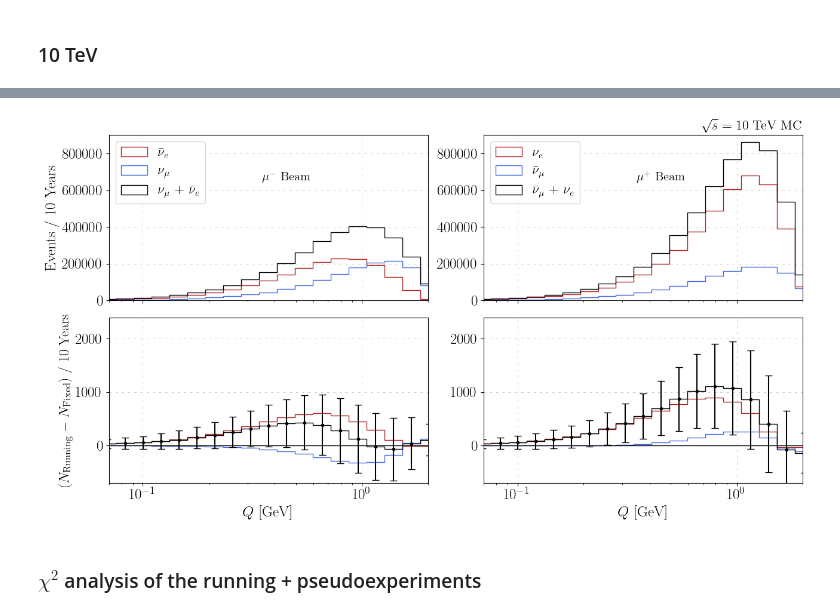
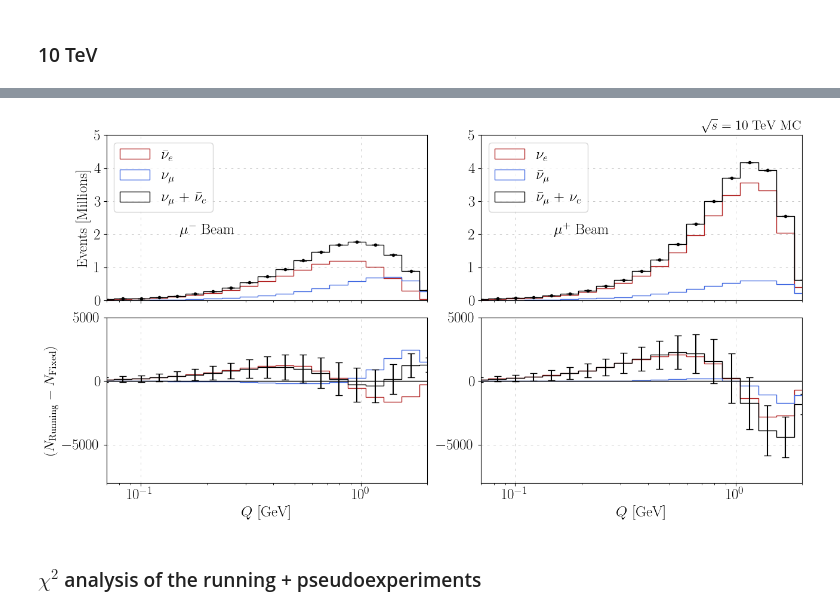
Before and after one commit to athompson-git/MuonColliderNeutrinos, a Jupyter notebook: electron_scattering_analysis.ipynb, the cells around one changed output, grey strips where cells are left out. Drawn from its saved outputs; the diff is of its cells as text; code cells hidden in the pictures.

Commit message:
updating analysis code with flux renorm

```diff
--- a/electron_scattering_analysis.ipynb
+++ b/electron_scattering_analysis.ipynb
@@ -1847,15 +1837,6 @@ plt.show()
 # %%
 sw2_dat = np.genfromtxt("data/sw2_theory_curve_Q2.txt")
-SSW_AT_1GEV = 0.23638198757763973
 
-
-mucol_1sigma_sw2_vals = [SSW_AT_1GEV]
-mucol_1sigma_Q2_vals = [1.0]
-mucol_1sigma_Q2_err = [0.0004]
-
-nuDIS = [5.0, 0.24, 0.00159]
-E158 = [0.16, 0.2394, 0.00128]
-APV = [2.35e-3, 0.2348, 0.002]
 
 # Create the figure and set up the grid
 fig, axes = plt.subplots(2, 2, figsize=(13, 7), sharex=True)
@@ -1877,7 +1858,9 @@ h_nue_run, _ = np.histogram(1e-3*sqrt(2*M_E*nue_energies_10TeV_running), weights
 h_numubar_run, _ = np.histogram(1e-3*sqrt(2*M_E*numubar_energies_10TeV_running), weights=numubar_wgts_10TeV_running, bins=q_bins)
 h_numu_run, _ = np.histogram(1e-3*sqrt(2*M_E*numu_energies_10TeV_running), weights=numu_wgts_10TeV_running, bins=q_bins)
 
-scale_factor = 2.0
+# TODO: remove scale factor 1/5 and remake fluxes to 2e18
+flux_rescale = 1/5
+scale_factor = 1.0e-6 * flux_rescale # scale down to 2e18 nu's
 
 
 # Absolute scale
@@ -1887,7 +1870,8 @@ axl.hist(q_bin_centers, weights=scale_factor*(h_numu_run), bins=q_bins,  color='
          histtype='step', label=r"$\nu_\mu$")
 axl.hist(q_bin_centers, weights=scale_factor*(h_numu_run + h_nuebar_run), bins=q_bins,  color='k',
          histtype='step', label=r"$\nu_\mu$ + $\bar{\nu}_e$")
-
+axl.errorbar(q_bin_centers, scale_factor*(h_numu_run + h_nuebar_run), yerr=scale_factor*np.sqrt((h_nuebar_run + h_numu_run)),
+             color='k', ls='none', capsize=4.0, marker='.')
 
 # Plot the mu+ fluxes
 axr.hist(q_bin_centers, weights=scale_factor*(h_nue_run), bins=q_bins, color='firebrick',
@@ -1896,50 +1880,54 @@ axr.hist(q_bin_centers, weights=scale_factor*(h_numubar_run), bins=q_bins, color
          histtype='step', label=r"$\bar{\nu}_\mu$")
 axr.hist(q_bin_centers, weights=scale_factor*(h_numubar_run + h_nue_run), bins=q_bins, color='k',
          histtype='step', label=r"$\bar{\nu}_\mu$ + $\nu_e$")
+axr.errorbar(q_bin_centers, scale_factor*(h_numubar_run + h_nue_run), yerr=scale_factor*np.sqrt((h_numubar_run + h_nue_run)),
+             color='k', ls='none', capsize=4.0, marker='.')
 
 axl.set_xscale('log')
 axr.set_xscale('log')
-axl.set_ylabel(r"Events / 10 Years", fontsize=18)
+axl.set_ylabel(r"Events [Millions]", fontsize=18)
 axr.set_xlim((7e-2, 2))
 axl.set_xlim((7e-2, 2))
-axr.set_ylim((0.0, 900000))
-axl.set_ylim((0.0, 900000))
+axr.set_ylim((0.0, 5))
+axl.set_ylim((0.0, 5))
 
 axr.tick_params(axis="x", labelsize=18)
 axr.tick_params(axis="y", labelsize=18)
 axl.tick_params(axis="x", labelsize=18)
 axl.tick_params(axis="y", labelsize=18)
 
-axl.text(0.35, 650000, r"$\mu^-$ Beam", fontsize=15)
-axr.text(0.35, 650000, r"$\mu^+$ Beam", fontsize=15)
+axl.text(0.15, 2, r"$\mu^-$ Beam", fontsize=18)
+axr.text(0.15, 2, r"$\mu^+$ Beam", fontsize=18)
 
 
 
-axl.legend(loc="upper left", fontsize=16)
-axr.legend(loc="upper left", fontsize=16)
+axl.legend(loc="upper left", fontsize=18)
+axr.legend(loc="upper left", fontsize=18)
 axr.set_title(r"$\sqrt{s} = 10$ TeV MC", fontsize=16, loc="right")
 
 # DIFFS
 
 # Plot the mu- fluxes
-ax1.hist(q_bin_centers, weights=-scale_factor*(h_nuebar-h_nuebar_run), bins=q_bins, color='firebrick',
+ax1.hist(q_bin_centers, weights=-(h_nuebar-h_nuebar_run)*flux_rescale, bins=q_bins, color='firebrick',
          histtype='step', label=r"$\bar{\nu}_e$")
-ax1.hist(q_bin_centers, weights=-scale_factor*(h_numu-h_numu_run), bins=q_bins,  color='royalblue',
+ax1.hist(q_bin_centers, weights=-(h_numu-h_numu_run)*flux_rescale, bins=q_bins,  color='royalblue',
          histtype='step', label=r"$\nu_\mu$")
-ax1.hist(q_bin_centers, weights=scale_factor*(h_numu_run + h_nuebar_run - h_numu - h_nuebar), bins=q_bins,  color='k',
+ax1.hist(q_bin_centers, weights=(h_numu_run + h_nuebar_run - h_numu - h_nuebar)*flux_rescale, bins=q_bins,  color='k',
          histtype='step', label=r"$\nu_\mu$ + $\bar{\nu}_e$")
-ax1.errorbar(q_bin_centers, scale_factor*(h_numu_run + h_nuebar_run - h_numu - h_nuebar), yerr=np.sqrt(scale_factor*(h_nuebar_run + h_numu_run)),
-             color='k', ls='none', capsize=4.0, marker='.')
+ax1.errorbar(q_bin_centers, (h_numu_run + h_nuebar_run - h_numu - h_nuebar)*flux_rescale,
+             yerr=np.sqrt((h_nuebar_run + h_numu_run)*flux_rescale),
+             color='k', ls='none', capsize=4.0, marker='none')
 
 # Plot the mu+ fluxes
-ax2.hist(q_bin_centers, weights=-scale_factor*(h_nue-h_nue_run), bins=q_bins, color='firebrick',
+ax2.hist(q_bin_centers, weights=-(h_nue-h_nue_run)*flux_rescale, bins=q_bins, color='firebrick',
          histtype='step', label=r"$\nu_e$")
-ax2.hist(q_bin_centers, weights=-scale_factor*(h_numubar-h_numubar_run), bins=q_bins, color='royalblue',
+ax2.hist(q_bin_centers, weights=-(h_numubar-h_numubar_run)*flux_rescale, bins=q_bins, color='royalblue',
          histtype='step', label=r"$\bar{\nu}_\mu$")
-ax2.hist(q_bin_centers, weights=scale_factor*(h_numubar_run + h_nue_run - h_numubar - h_nue), bins=q_bins, color='k',
+ax2.hist(q_bin_centers, weights=(h_numubar_run + h_nue_run - h_numubar - h_nue)*flux_rescale, bins=q_bins, color='k',
          histtype='step', label=r"$\bar{\nu}_\mu$ + $\nu_e$")
-ax2.errorbar(q_bin_centers, scale_factor*(h_numubar_run + h_nue_run - h_numubar - h_nue), yerr=np.sqrt(scale_factor*(h_numubar_run + h_nue_run)),
-             color='k', ls='none', capsize=4.0, marker='.')
+ax2.errorbar(q_bin_centers, (h_numubar_run + h_nue_run - h_numubar - h_nue)*flux_rescale,
+             yerr=np.sqrt((h_numubar_run + h_nue_run)*flux_rescale),
+             color='k', ls='none', capsize=4.0, marker='none')
 
 ax1.hlines(0.0, 7e-2, 2, color='k', linewidth=1.0)
 ax2.hlines(0.0, 7e-2, 2, color='k', linewidth=1.0)
@@ -1947,37 +1935,37 @@ ax2.hlines(0.0, 7e-2, 2, color='k', linewidth=1.0)
 ax1.set_xscale('log')
 ax2.set_xscale('log')
 ax1.set_xlabel(r"$Q$ [GeV]", fontsize=18)
 ax2.set_xlabel(r"$Q$ [GeV]", fontsize=18)
-ax1.set_ylabel(r"$(N_{\rm Running} - N_{\rm Fixed})$ / 10 Years", fontsize=17)
-ax1.set_ylim((-700.0, scale_factor*1200.0))
-ax2.set_ylim((-700.0, scale_factor*1200.0))
+ax1.set_ylabel(r"$(N_{\rm Running} - N_{\rm Fixed})$", fontsize=17)
+ax1.set_ylim((-8000.0, 5000.0))
+ax2.set_ylim((-8000.0, 5000.0))
 ax2.set_xlim((7e-2, 2))
 ax1.set_xlim((7e-2, 2))
 
 ax2.tick_params(axis="x", labelsize=18)
 ax2.tick_params(axis="y", labelsize=18)
 ax1.tick_params(axis="x", labelsize=18)
 ax1.tick_params(axis="y", labelsize=18)
 
 
 # set the grid
 ax1.grid(True, linestyle='-', linewidth=0.5, alpha=0.6, color='gray', dashes=(5,10))
 ax2.grid(True, linestyle='-', linewidth=0.5, alpha=0.6, color='gray', dashes=(5,10))
 axl.grid(True, linestyle='-', linewidth=0.5, alpha=0.6, color='gray', dashes=(5,10))
 axr.grid(True, linestyle='-', linewidth=0.5, alpha=0.6, color='gray', dashes=(5,10))
 for line in plt.gca().xaxis.get_gridlines():
     line.set_dash_capstyle('round')
 for line in plt.gca().yaxis.get_gridlines():
     line.set_dash_capstyle('round')
 
 # Final adjustments and save
 fig.subplots_adjust(hspace=-0.5, wspace=0.1)  # Adjust these values as needed
 
 plt.tight_layout()
 plt.savefig("plots/weak_mixing/EvES_spectra_subtracted_SSW_Running_10TeV.pdf")
 plt.show()
 # %% [output]
-[figure, old version]
+[figure, new version]
 # %% [markdown]
 ### $\chi^2$ analysis of the running + pseudoexperiments
 # %%
```
Also changed, not shown: parts of 3 cells of this notebook.
